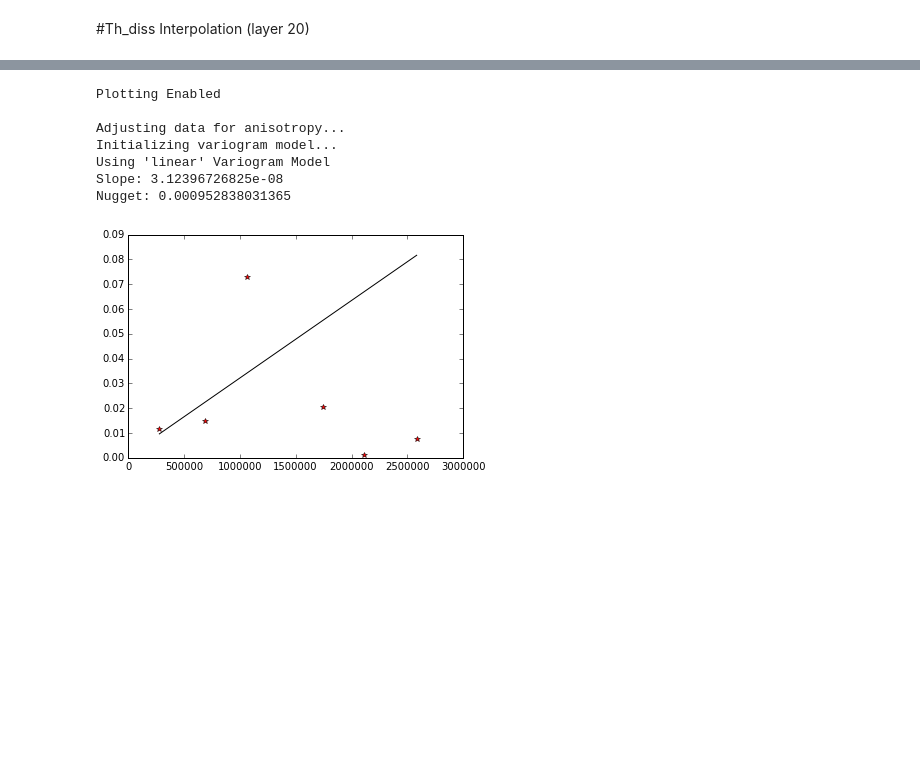
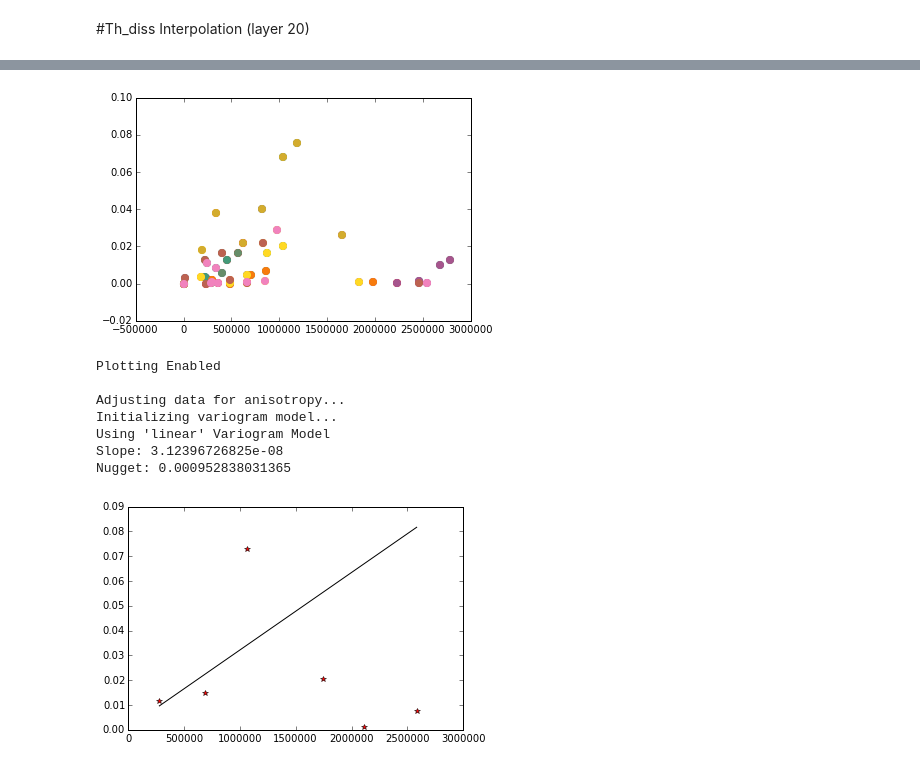
Before and after one commit to UBC-MOAD/analysis-cindy, a Jupyter notebook: notebooks/[initial_condition]Horizontal interpolation1.ipynb, the cells around one changed output, grey strips where cells are left out. Cells and saved outputs as stored; diff of their text form; code cells hidden in the pictures; blank space fills up the shorter version.

```diff
--- a/notebooks/[initial_condition]Horizontal interpolation1.ipynb
+++ b/notebooks/[initial_condition]Horizontal interpolation1.ipynb
@@ -94,3 +148,19 @@ print yyy_dis
+# %%
+#test distance and the semivariance for all pairs of points
+woww=np.empty([len(xxx_dis),len(xxx_dis)])
+wow=np.empty([len(xxx_dis),len(xxx_dis)])
+c=np.average(zzz_ma)
+for k in range (len(xxx_dis)):
+        for j in range (len(xxx_dis)):
+            woww[k,j]=((xxx_dis[k]-xxx_dis[j])**2+(yyy_dis[k]-yyy_dis[j])**2)**0.5
+            wow[k,j]=c*(zzz_ma[k]-zzz_ma[j])**2
+
+for i in range (len(xxx_dis)):
+    name=('centre: point%s'%i)
+    plt.scatter(woww[i],wow[i],color=cm.Set1(i*25),label=name,s=50)
+    #plt.legend(loc=0,fontsize=8)
+# %% [output]
+[figure, added]
 # %%
 OK = OrdinaryKriging(xxx_dis,yyy_dis, zzz_ma, variogram_model='linear', verbose=True, enable_plotting=True)
 Pa_interp, ss = OK.execute('points',xx_lon, yy_lat)
```
Also changed, not shown: parts of 12 cells of this notebook.
